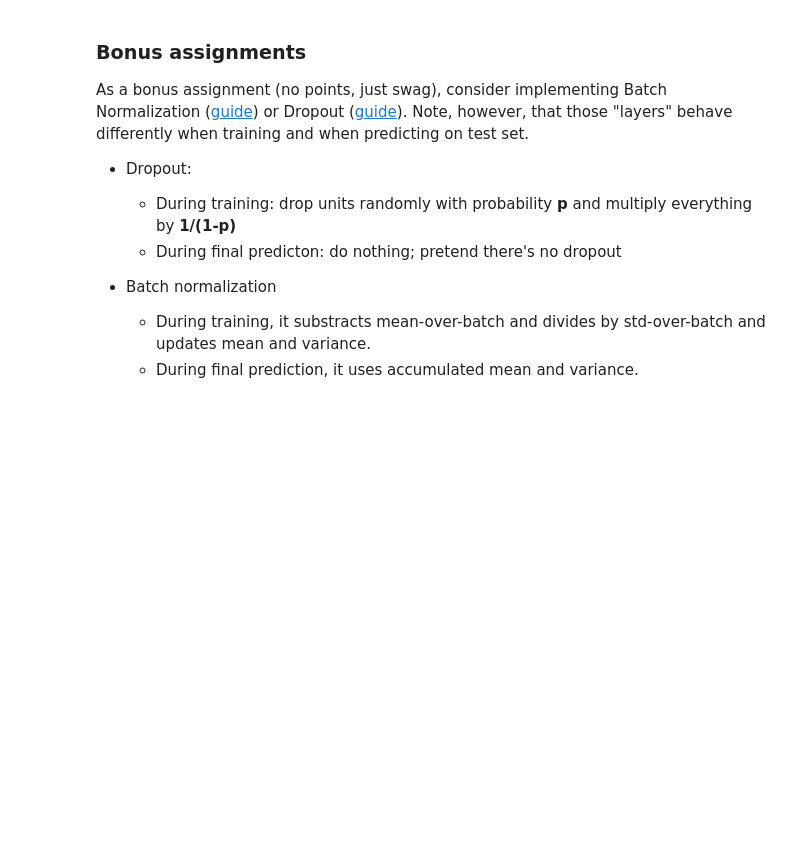
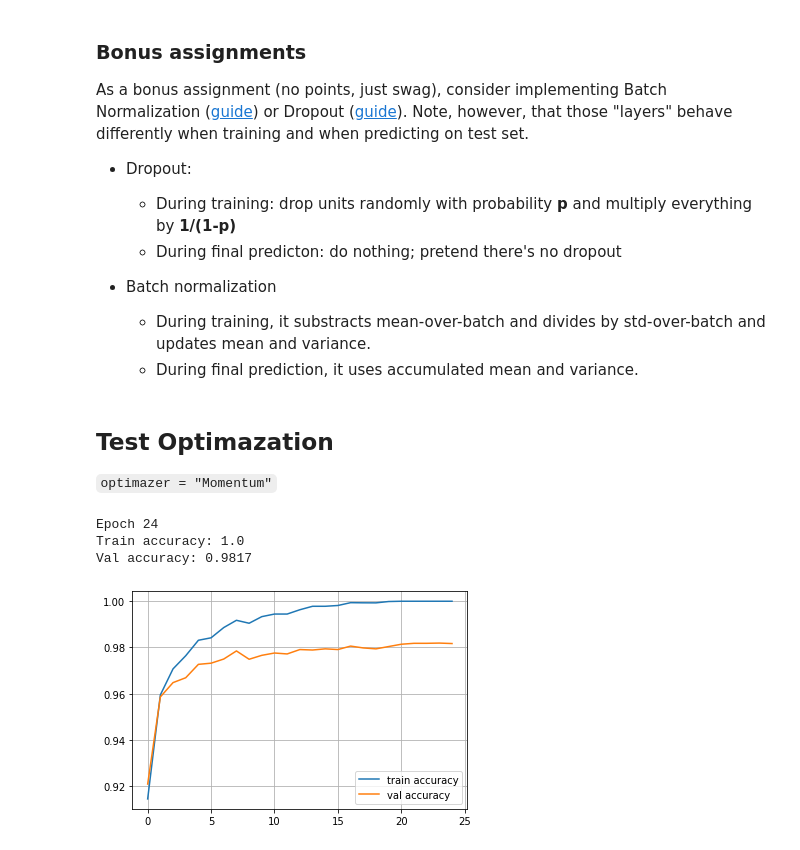
Before and after one commit to hxtruong6/HSE-Advanced-ML-Specialization, a Jupyter notebook: Course 1 - Introduction to Deep Learning/Week 2/NumpyNN_(honor).ipynb, the cells around one changed output. Saved outputs shown, nothing was run; the diff lists cells and outputs as text; code cells hidden in the pictures; blank space fills up the shorter version.

```diff
--- a/Course 1 - Introduction to Deep Learning/Week 2/NumpyNN_(honor).ipynb
+++ b/Course 1 - Introduction to Deep Learning/Week 2/NumpyNN_(honor).ipynb
@@ -84,8 +114,9 @@ class ReLU(Layer):
     def forward(self, input):
         """Apply elementwise ReLU to [batch, input_units] matrix"""
         # <your code. Try np.maximum>
+        return np.maximum(0, input)
 
-    def backward(self, input, grad_output):
+    def backward(self, input, grad_output, optimizer=None):
         """Compute gradient of loss w.r.t. ReLU input"""
         relu_grad = input > 0
         return grad_output*relu_grad
@@ -445,3 +527,14 @@ As a bonus assignment (no points, just swag), consider implementing Batch Normal
 * Batch normalization
   * During training, it substracts mean-over-batch and divides by std-over-batch and updates mean and variance.
   * During final prediction, it uses accumulated mean and variance.
+# %% [markdown]
+## Test Optimazation
+`optimazer = "Momentum"`
+# %%
+# Create a list of layer called "Network"
+network = []
+network.append(Dense(X_train.shape[1],100))
+network.append(ReLU())
+network.append(Dense(100,200))
+network.append(ReLU())
+network.append(Dense(200,10))
@@ -447,0 +592,38 @@ As a bonus assignment (no points, just swag), consider implementing Batch Normal
+# %%
+def iterate_minibatches(inputs, targets, batchsize, shuffle=False):
+    assert len(inputs) == len(targets)
+    if shuffle:
+        indices = np.random.permutation(len(inputs))
+    for start_idx in tqdm_utils.tqdm_notebook_failsafe(range(0, len(inputs) - batchsize + 1, batchsize)):
+        if shuffle:
+            excerpt = indices[start_idx:start_idx + batchsize]
+        else:
+            excerpt = slice(start_idx, start_idx + batchsize)
+        yield inputs[excerpt], targets[excerpt]
+# %%
+from IPython.display import clear_output
+train_log_momentum = []
+val_log_momentum = []
+
+for epoch in range(25):
+
+    for x_batch,y_batch in iterate_minibatches(X_train,y_train,batchsize=32,shuffle=True):
+        train(network,x_batch,y_batch)
+
+    train_log_momentum.append(np.mean(predict(network,X_train)==y_train))
+    val_log_momentum.append(np.mean(predict(network,X_val)==y_val))
+
+    clear_output()
+    print("Epoch",epoch)
+    print("Train accuracy:",train_log_momentum[-1])
+    print("Val accuracy:",val_log_momentum[-1])
+    plt.plot(train_log_momentum,label='train accuracy')
+    plt.plot(val_log_momentum,label='val accuracy')
+    plt.legend(loc='best')
+    plt.grid()
+    plt.show()
+# %% [output]
+Epoch 24
+Train accuracy: 1.0
+Val accuracy: 0.9817
+[figure, added]
```
Also changed, not shown: parts of 9 cells of this notebook.
